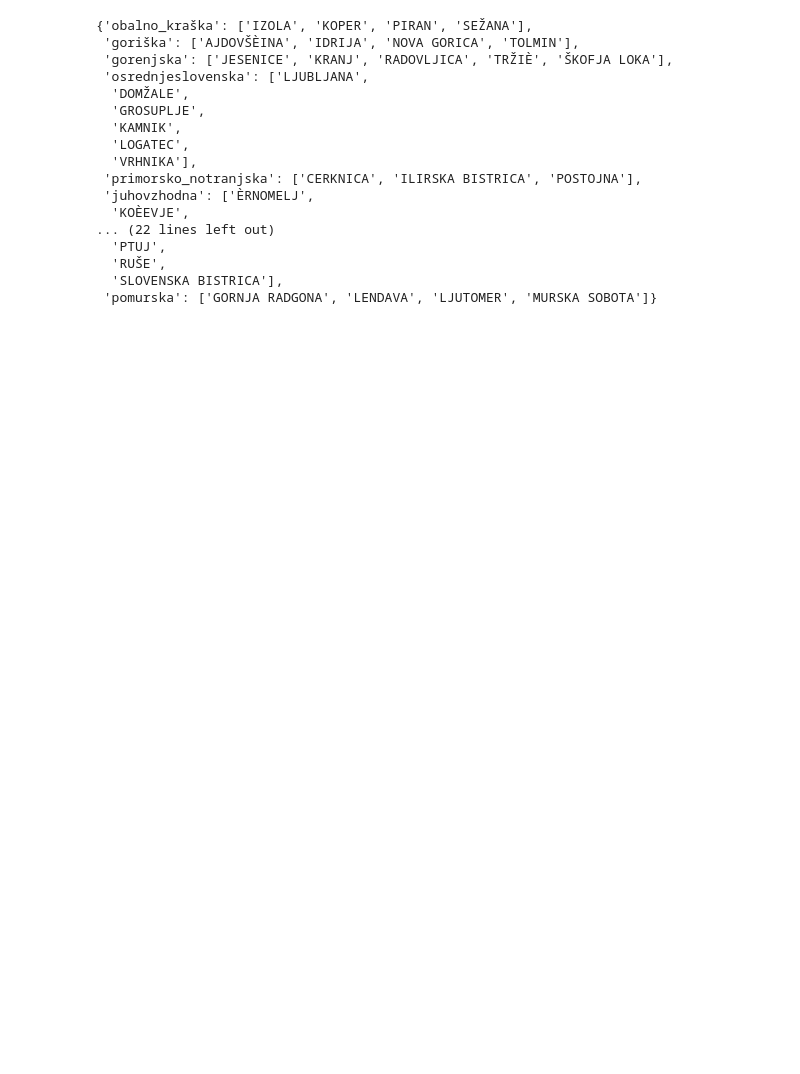
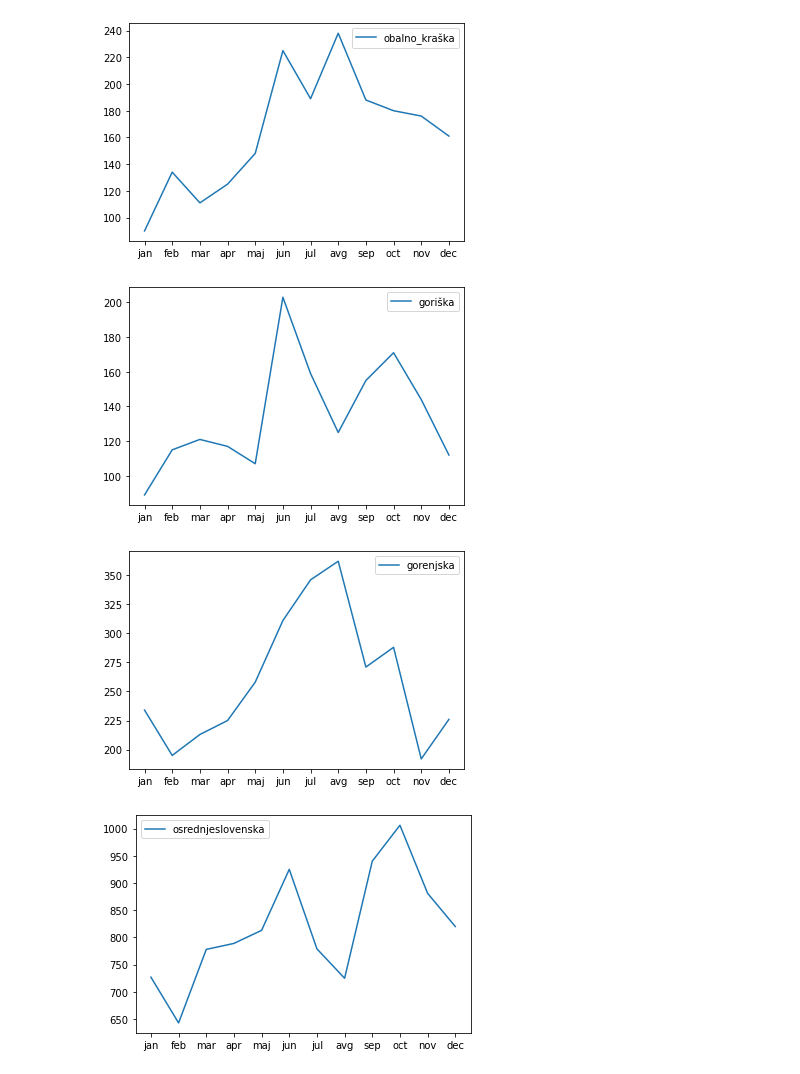
Before and after one commit to urssa/PR21AHJZMPVTBUS, a Jupyter notebook: občine razverščene po regijah.ipynb, the cells around one changed output. Saved outputs shown, nothing was run; the diff lists cells and outputs as text; code cells hidden in the pictures; blank space fills up the shorter version.

```diff
--- a/občine razverščene po regijah.ipynb
+++ b/občine razverščene po regijah.ipynb
@@ -30,23 +30,19 @@ regije_dict['posavska']=['BREŽICE','KRŠKO','SEVNICA']
 regije_dict['koroška']=['SLOVENJ GRADEC','DRAVOGRAD','RAVNE NA KOROŠKEM','RADLJE OB DRAVI']
 regije_dict['podravska']=['LENART','MARIBOR','ORMOŽ','PESNICA','PTUJ','RUŠE','SLOVENSKA BISTRICA',]
 regije_dict['pomurska']=['GORNJA RADGONA','LENDAVA','LJUTOMER','MURSKA SOBOTA',]
-# %%
-regije_dict
-# %% [output]
-{'obalno_kraška': ['IZOLA', 'KOPER', 'PIRAN', 'SEŽANA'],
- 'goriška': ['AJDOVŠÈINA', 'IDRIJA', 'NOVA GORICA', 'TOLMIN'],
- 'gorenjska': ['JESENICE', 'KRANJ', 'RADOVLJICA', 'TRŽIÈ', 'ŠKOFJA LOKA'],
- 'osrednjeslovenska': ['LJUBLJANA',
-  'DOMŽALE',
-  'GROSUPLJE',
-  'KAMNIK',
-  'LOGATEC',
-  'VRHNIKA'],
- 'primorsko_notranjska': ['CERKNICA', 'ILIRSKA BISTRICA', 'POSTOJNA'],
- 'juhovzhodna': ['ÈRNOMELJ',
-  'KOÈEVJE',
-... (22 lines left out)
-  'PTUJ',
-  'RUŠE',
-  'SLOVENSKA BISTRICA'],
- 'pomurska': ['GORNJA RADGONA', 'LENDAVA', 'LJUTOMER', 'MURSKA SOBOTA']}
+# %%
+tmp=[]
+months=["jan","feb","mar","apr","maj","jun","jul","avg","sep","oct","nov","dec"]
+for regija in regije:
+    for month in data_by_month:
+        tmp.append(month[month.UpravnaEnotaStoritve.isin(regije_dict[regija])].shape[0])
+    plt.figure()
+    plt.plot(months,tmp,label=regija)
+    tmp=[]
+    plt.legend()
+    plt.show()
+# %% [output]
+[figure, added]
+[figure, added]
+[figure, added]
+[figure, added]
```
Also changed, not shown: parts of 2 cells of this notebook, 1 other file.
